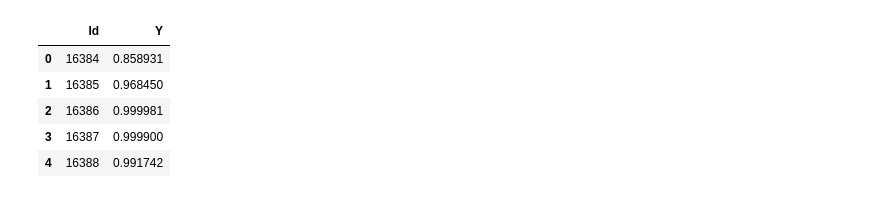
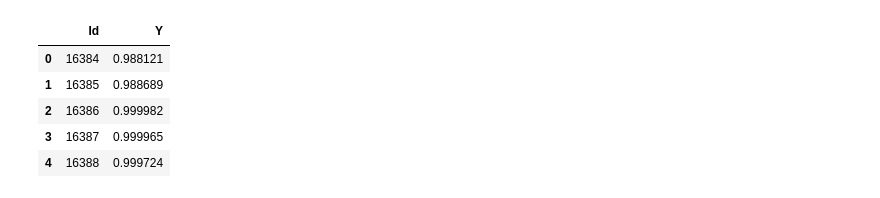
Before and after one commit to ayushsriv/Kaggle, a Jupyter notebook: Kaggle_competition.ipynb, the cells around one changed output. Saved outputs shown, nothing was run; the diff lists cells and outputs as text; code cells hidden in the pictures.

```diff
--- a/Kaggle_competition.ipynb
+++ b/Kaggle_competition.ipynb
@@ -55,0 +251,8 @@ best_grid=model.best_estimator_
+# %%
+%%notify "KFold done"
+xgb1.fit(Xtrain, y)
+kfold = KFold(n_splits=10, random_state=42)
+results = cross_val_score(xgb1, Xtrain, y, cv=kfold, scoring='roc_auc',verbose=10,n_jobs=-1)
+print(results)
+print(results.mean)
+print("Accuracy: %.2f%% (%.2f%%)" % (results.mean()*100, results.std()*100))
@@ -65,20 +291,0 @@ XGBClassifier(base_score=0.5, booster='gbtree', colsample_bylevel=1,
-# %%
-param = {
- 'reg_alpha':[1e-5, 0.1]
-}
-xgb1 = XGBClassifier(
- learning_rate =0.01,
- n_estimators=2000,
- subsample=0.8,
- max_depth=5,
- gamma=0.3,
- min_child_weight=1,
- colsample_bytree=0.8,
- objective= 'binary:logistic',
- eval_metric='auc',
- nthread=8,
- scale_pos_weight=1,
- seed=42)
-model = GridSearchCV(estimator = xgb1,param_grid=param,scoring='roc_auc',n_jobs=-1,iid=False, cv=3)
-model.fit(Xtrain,y)
-best_grid=model.best_estimator_
@@ -352,12 +486,13 @@ Accuracy: 87.35% (1.59%)
 # %%
-Ytest = best_grid.predict_proba(Xtest)[:,1]
+xgb1.fit(Xtrain, y)
+Ytest = xgb1.predict_proba(Xtest)[:,1]
 solution = pd.DataFrame({"Id": ID_test, "Y": Ytest})
 solution.to_csv("Forest.csv", index = False)
 solution.head()
 # %% [output]
 |  | Id | Y |
-| 0 | 16384 | 0.858931 |
-| 1 | 16385 | 0.968450 |
-| 2 | 16386 | 0.999981 |
-| 3 | 16387 | 0.999900 |
-| 4 | 16388 | 0.991742 |
+| 0 | 16384 | 0.988121 |
+| 1 | 16385 | 0.988689 |
+| 2 | 16386 | 0.999982 |
+| 3 | 16387 | 0.999965 |
+| 4 | 16388 | 0.999724 |
```
Also changed, not shown: parts of 25 cells of this notebook, 1 other file.
